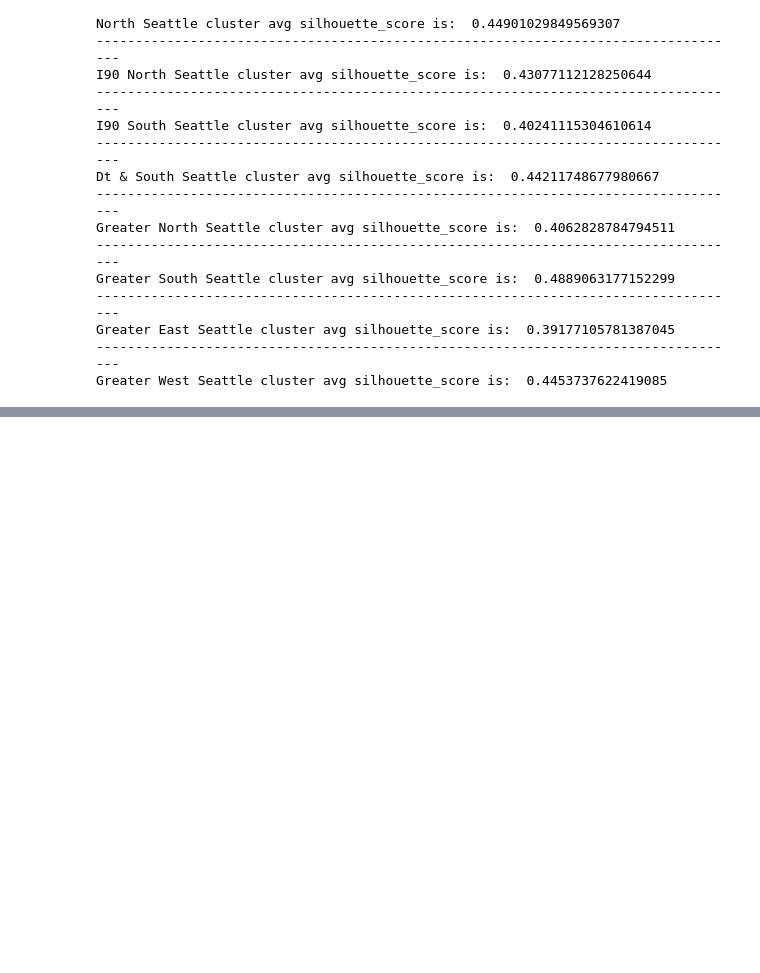
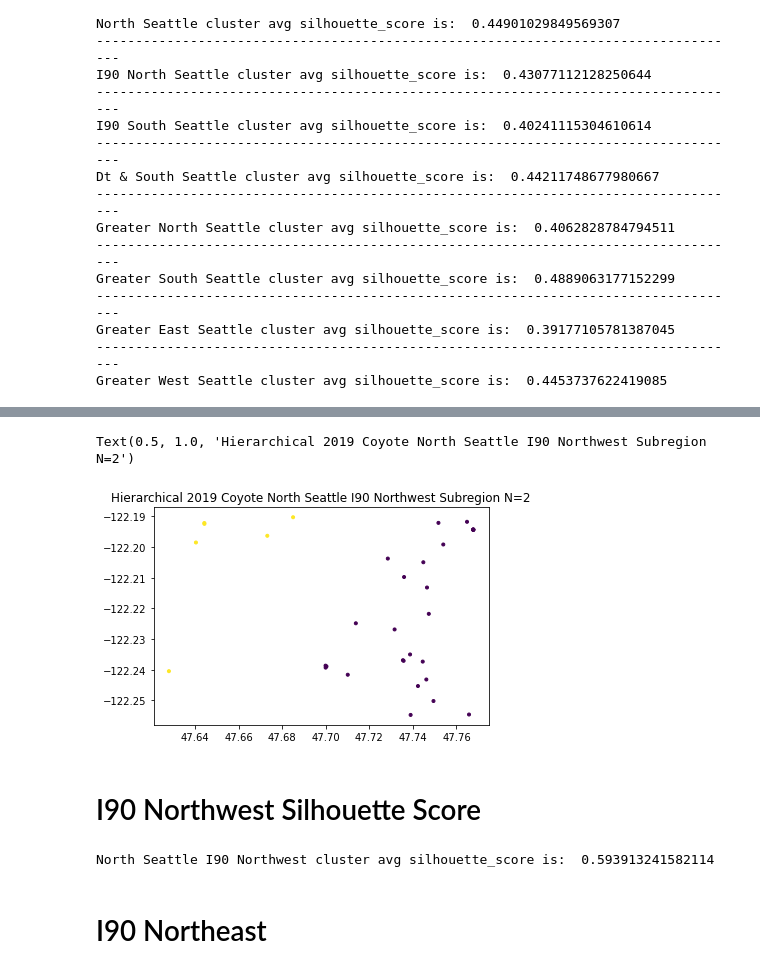
Before and after one commit to baew-seattleu/carnivore-spotter, a Jupyter notebook: carnivore2021_hierarchical_SubRegions.ipynb, the cells around one changed output, grey strips where cells are left out. Cells and saved outputs as stored; diff of their text form; code cells hidden in the pictures; blank space fills up the shorter version.

```diff
--- a/carnivore2021_hierarchical_SubRegions.ipynb
+++ b/carnivore2021_hierarchical_SubRegions.ipynb
@@ -861,0 +897,6 @@ Greater West Seattle cluster avg silhouette_score is:  0.4453737622419085
+# %%
+plt.scatter(df19_I90NW.iloc[:,0],df19_I90NW.iloc[:,1],c=rec19_I90NW.labels_,marker='.')
+plt.title('Hierarchical 2019 Coyote North Seattle I90 Northwest Subregion N=2')
+# %% [output]
+Text(0.5, 1.0, 'Hierarchical 2019 Coyote North Seattle I90 Northwest Subregion N=2')
+[figure, added]
@@ -861,0 +907,10 @@ Greater West Seattle cluster avg silhouette_score is:  0.4453737622419085
+# %% [markdown]
+# I90 Northwest Silhouette Score
+# %%
+#silhouettes_score
+silhouette_avg_I90NW = silhouette_score(df19_I90NW, rec19_I90NW.labels_)
+print("North Seattle I90 Northwest cluster avg silhouette_score is: ", silhouette_avg_I90NW)
+# %% [output]
+North Seattle I90 Northwest cluster avg silhouette_score is:  0.593913241582114
+# %% [markdown]
+# I90 Northeast
```
Also changed, not shown: parts of 69 cells of this notebook, 1 other file.
